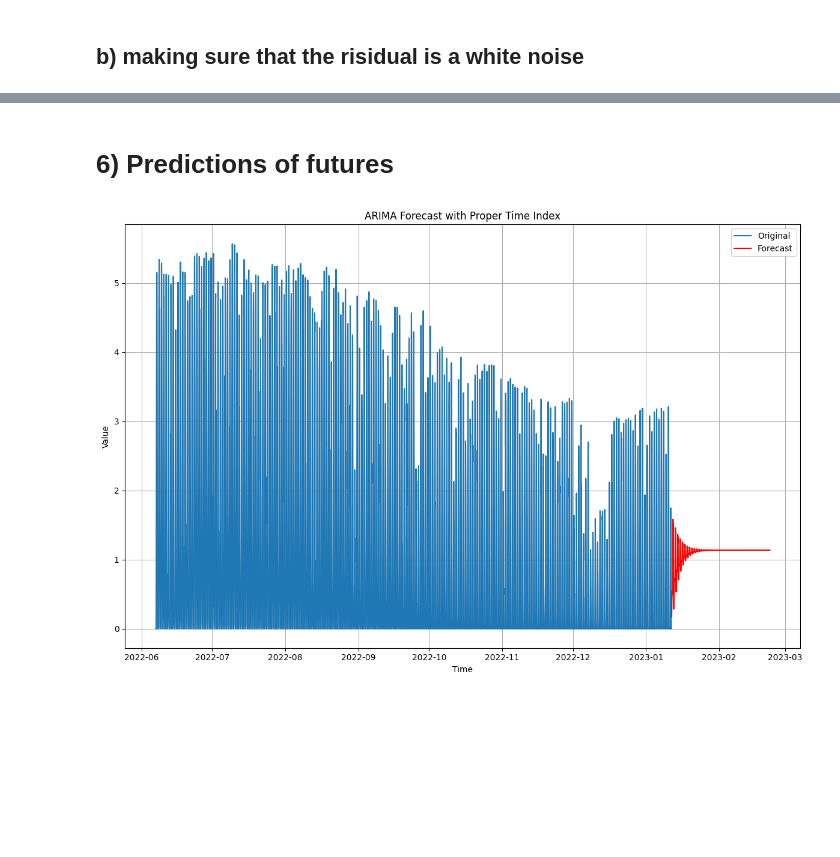
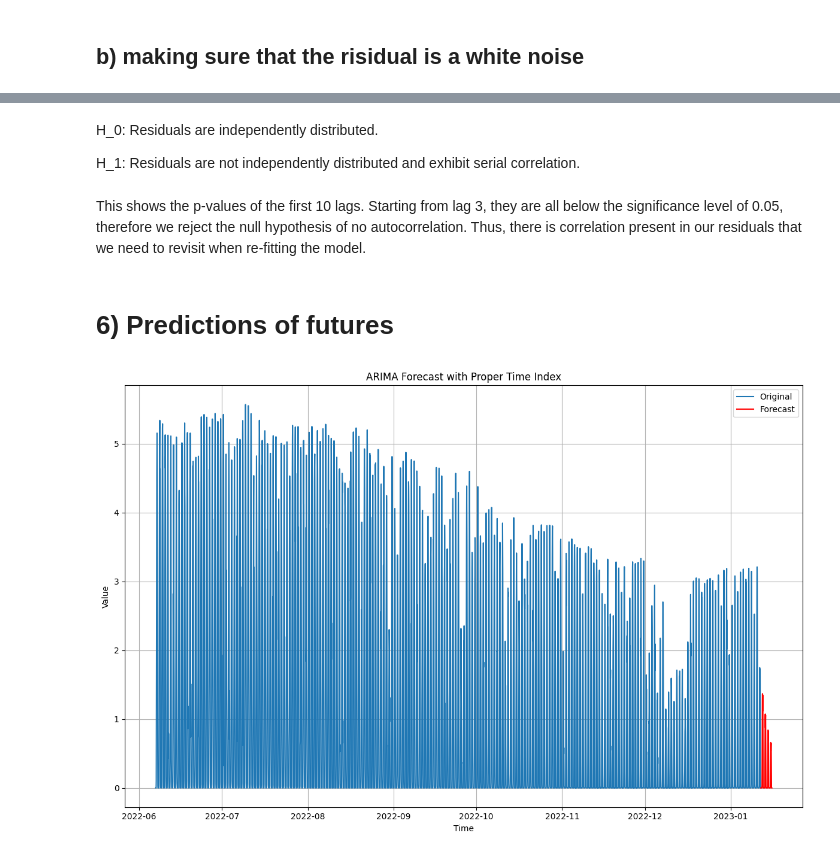
Before and after one commit to sohaibdaoudi/V2G_TS_Project, a Jupyter notebook: Notebooks/SolarEnergy-StatisticalStudy.ipynb, the cells around one changed output, grey strips where cells are left out. Drawn from its saved outputs; the diff is of its cells as text; code cells hidden in the pictures; blank space fills up the shorter version.

```diff
--- a/Notebooks/SolarEnergy-StatisticalStudy.ipynb
+++ b/Notebooks/SolarEnergy-StatisticalStudy.ipynb
@@ -336,20 +528,12 @@ warnings.filterwarnings('ignore', category=FutureWarning)
 import numpy as np
 import pmdarima as pm
 
-# Assuming your hourly solar energy time series data is in a variable called 'ts_data'
-
 best_model = pm.auto_arima(ts_data,
                            seasonal=True,
                            m=24,
-                           stationary=True,
-                           start_p=1,
-                           max_p=4,
-                           d=0,
-                           start_q=0,
-                           max_q=2,
+                           stationary=False,
                            start_P=0,
                            max_P=1,
-                           D=0,
                            start_Q=0,
                            max_Q=1,
                            trace=True,
@@ -497,25 +703,31 @@ look-up table. The actual p-value is smaller than the p-value returned.
+# %% [markdown]
+H_0: Residuals are independently distributed.
+
+H_1: Residuals are not independently distributed and exhibit serial correlation.
+# %% [markdown]
+This shows the p-values of the first 10 lags. Starting from lag 3, they are all below the significance level of 0.05, therefore we reject the null hypothesis of no autocorrelation. Thus, there is correlation present in our residuals that we need to revisit when re-fitting the model.
 # %% [markdown]
 # 6) Predictions of futures
 # %%
 import pandas as pd
 
-
+future_steps=96
 last_timestamp = ts_data.index[-1]
 freq = ts_data.index.inferred_freq or 'H'
 
 forecast_index = pd.date_range(start=last_timestamp + pd.Timedelta(1, unit=freq[0]), periods=future_steps, freq=freq)
 
 forecast = best_model.predict(n_periods=future_steps)
 
 plt.figure(figsize=(12, 8))
 plt.plot(ts_data, label='Original')
 plt.plot(forecast_index, forecast, color='red', label='Forecast')
 plt.title("ARIMA Forecast with Proper Time Index")
 plt.xlabel("Time")
 plt.ylabel("Value")
 plt.legend()
 plt.grid(True)
 plt.tight_layout()
 plt.show()
 # %% [output]
-[figure, old version]
+[figure, new version]
```
Also changed, not shown: parts of 43 cells of this notebook, 1 other file.
